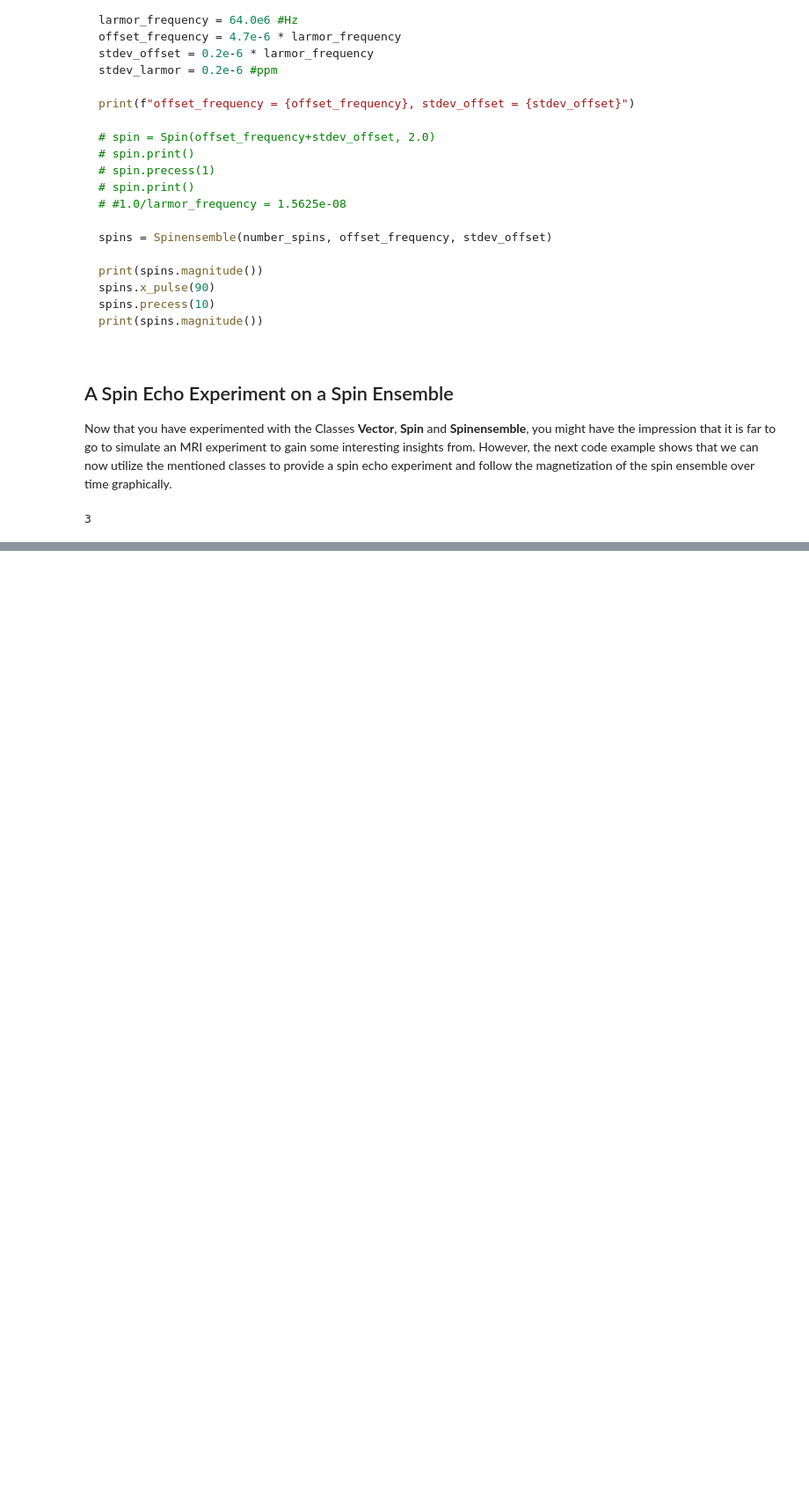
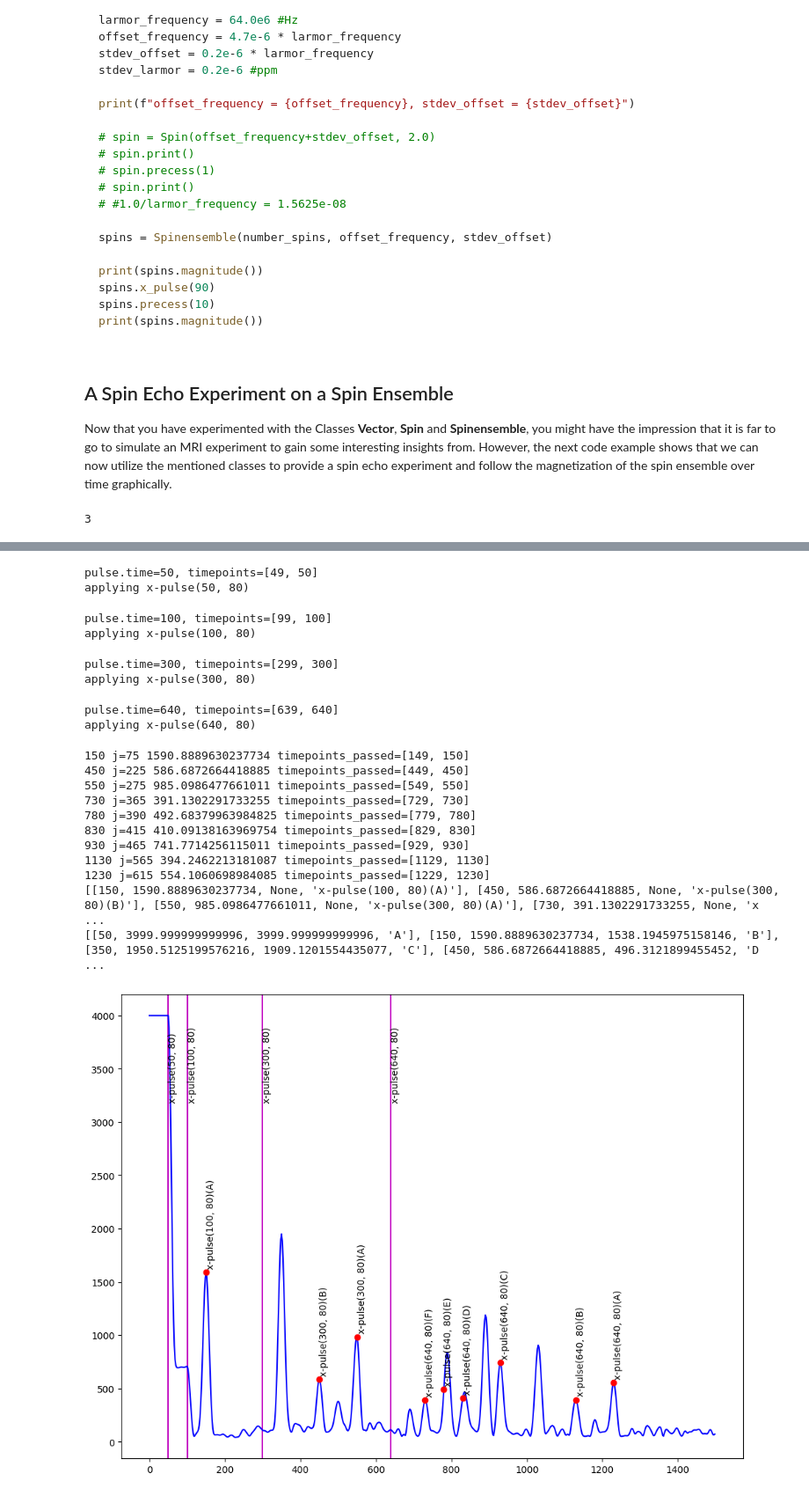
Before and after one commit to dbonekamp/spin_simulation, a Jupyter notebook: spin_simulation/spin_simulation.ipynb, the cells around one changed output, grey strips where cells are left out. Shown at 88% size. Cells and saved outputs as stored; diff of their text form; code cells hidden in the pictures; folded sections open; blank space fills up the shorter version.

```diff
--- a/spin_simulation/spin_simulation.ipynb
+++ b/spin_simulation/spin_simulation.ipynb
@@ -408,0 +474,39 @@ applying x-pulse(300, 80)
+# %%
+number_spins = 2000
+timepoints = range(0,1500,2)
+
+pulseSequence = PulseSequence()
+pulseSequence.add(Pulse("x-pulse", 50, 80))
+pulseSequence.add(Pulse("x-pulse", 100, 80))
+pulseSequence.add(Pulse("x-pulse", 300, 80))
+pulseSequence.add(Pulse("x-pulse", 640, 80))
+
+signal_over_time = pulseSequence.simulate(spins, timepoints)
+pulseSequence.plotWithSignal(signal_over_time)
+
+pulseSequence.determineHeightOfExpectedPeaks()
+print(pulseSequence.expected_peaks)
+print(signal_over_time[2]) #peaks
+pulseSequence.showPeakLabels()
+pulseSequence.showExpectedPeaks()
+# %% [output]
+pulse.time=50, timepoints=[49, 50]
+applying x-pulse(50, 80)
+pulse.time=100, timepoints=[99, 100]
+applying x-pulse(100, 80)
+pulse.time=300, timepoints=[299, 300]
+applying x-pulse(300, 80)
+pulse.time=640, timepoints=[639, 640]
+applying x-pulse(640, 80)
+150 j=75 1590.8889630237734 timepoints_passed=[149, 150]
+450 j=225 586.6872664418885 timepoints_passed=[449, 450]
+550 j=275 985.0986477661011 timepoints_passed=[549, 550]
+730 j=365 391.1302291733255 timepoints_passed=[729, 730]
+780 j=390 492.68379963984825 timepoints_passed=[779, 780]
+830 j=415 410.09138163969754 timepoints_passed=[829, 830]
+930 j=465 741.7714256115011 timepoints_passed=[929, 930]
+1130 j=565 394.2462213181087 timepoints_passed=[1129, 1130]
+1230 j=615 554.1060698984085 timepoints_passed=[1229, 1230]
+[[150, 1590.8889630237734, None, 'x-pulse(100, 80)(A)'], [450, 586.6872664418885, None, 'x-pulse(300, 80)(B)'], [550, 985.0986477661011, None, 'x-pulse(300, 80)(A)'], [730, 391.1302291733255, None, 'x ...
+[[50, 3999.999999999996, 3999.999999999996, 'A'], [150, 1590.8889630237734, 1538.1945975158146, 'B'], [350, 1950.5125199576216, 1909.1201554435077, 'C'], [450, 586.6872664418885, 496.3121899455452, 'D ...
+[figure, added]
```
Also changed, not shown: parts of 8 cells of this notebook, 1 other file.
